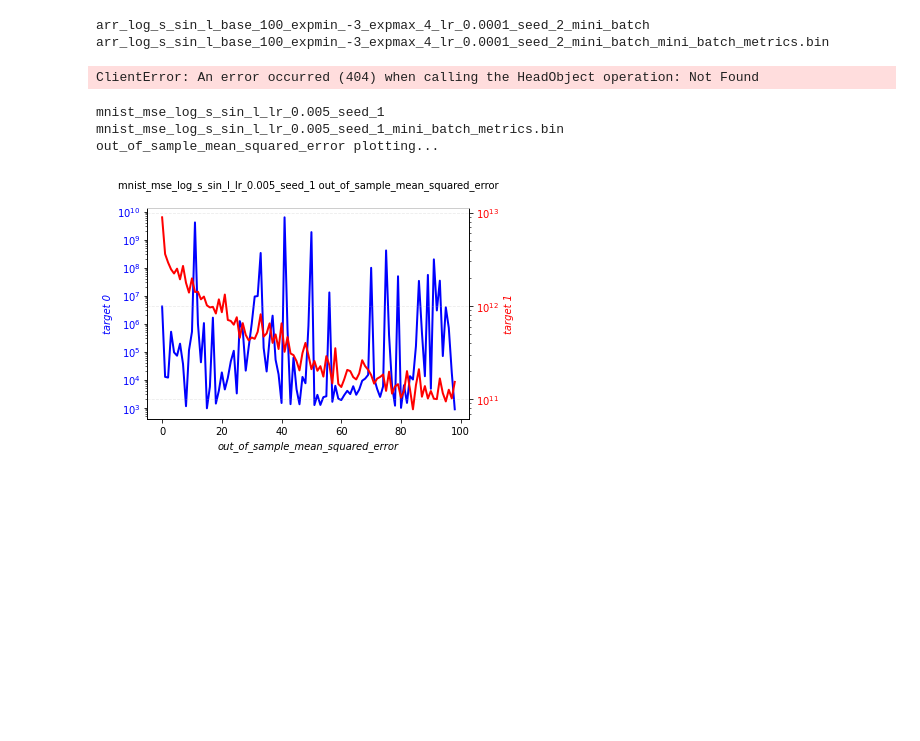
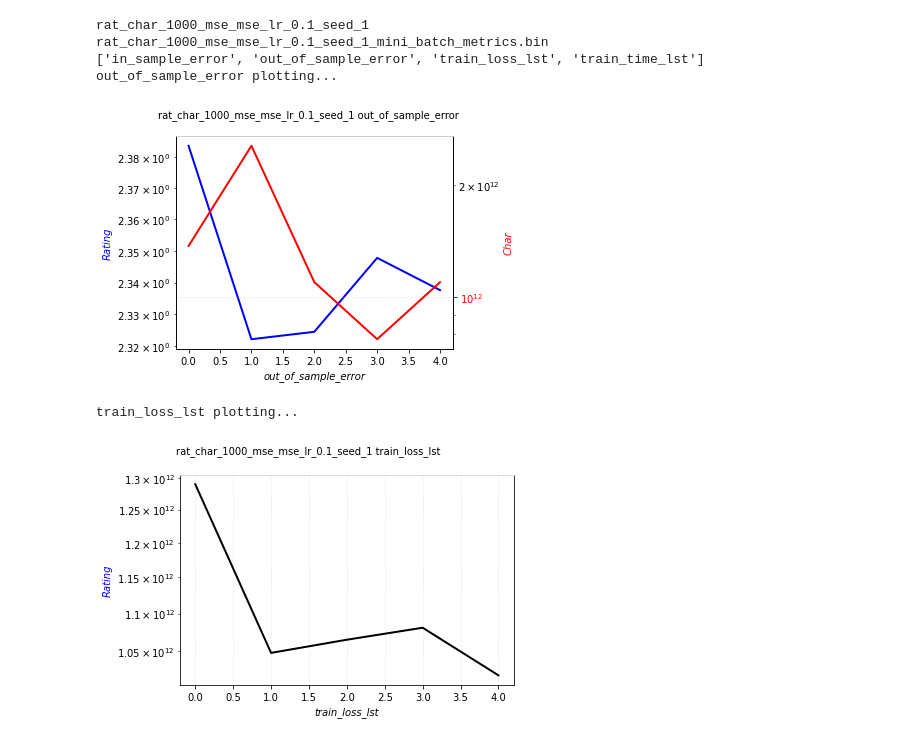
Before and after one commit to adamkhakhar/autoregreg, a Jupyter notebook: results/monitor_training.ipynb, the cells around one changed output. Saved outputs shown, nothing was run; the diff lists cells and outputs as text; code cells hidden in the pictures; blank space fills up the shorter version.

Commit message:
updates for amzn experiments

```diff
--- a/results/monitor_training.ipynb
+++ b/results/monitor_training.ipynb
@@ -97,6 +97,7 @@ def plot_wrapper(
     colors=["blue", "red"],
     bucket_name="arr-saved-experiment-data",
     local=False,
+    print_available_keys=False,
 ):
     print(key)
     data = None
@@ -107,6 +108,8 @@ def plot_wrapper(
         data = utils.pull_from_s3(
             key + "_mini_batch_metrics.bin", bucket_name=bucket_name
         )
+        if print_available_keys:
+            print([key for key in data])
     metrics_to_plot = set([key for key in metrics])
     for metric in data:
         if metric in metrics_to_plot:
@@ -233,44 +142,15 @@ out_of_sample_error plotting...
-# %%
-metrics = {
-    # "train_loss_lst": {"exponential_yaxis": True},
-    "out_of_sample_hard_mean_squared_error": {"exponential_yaxis": True},
-    # "out_of_sample_soft_mean_squared_error": {"exponential_yaxis": True},
-    "out_of_sample_mean_squared_error": {"exponential_yaxis": True},
-}
-for experiment_name in [
-    "arr_log_s_sin_l_base_100_expmin_-3_expmax_4_lr_0.0001_seed_2_mini_batch",
-    "mse_log_s_sin_l_lr_0.0001_seed_2_mini_batch",
-    "arr_sin_s_log_l_base_100_expmin_-3_expmax_4_lr_0.0001_seed_2_mini_batch",
-    "mse_sin_s_log_l_lr_0.0001_seed_2_mini_batch",
-    "arr_sin_s_log_s_base_100_expmin_-3_expmax_4_lr_0.0001_seed_2_mini_batch",
-    "mse_sin_s_log_s_lr_1e-05_seed_2_mini_batch",
-]:
-    plot_wrapper(
-        experiment_name,
-        metrics,
-        ["target 0", "target 1"],
-    )
-# %% [output]
-arr_log_s_sin_l_base_100_expmin_-3_expmax_4_lr_0.0001_seed_2_mini_batch
-arr_log_s_sin_l_base_100_expmin_-3_expmax_4_lr_0.0001_seed_2_mini_batch_mini_batch_metrics.bin
-ClientError: An error occurred (404) when calling the HeadObject operation: Not Found
-# %%
-metrics = {
-    # "train_loss_lst": {"exponential_yaxis": True},
-    # "out_of_sample_hard_mean_squared_error": {"exponential_yaxis": True},
-    # "out_of_sample_soft_mean_squared_error": {"exponential_yaxis": True},
-    "out_of_sample_mean_squared_error": {"exponential_yaxis": True},
-    # "in_sample_hard_mean_squared_error": {"exponential_yaxis": True},
-}
-for i in range(1, 2):
-    experiment_name = "mnist_mse_log_s_sin_l_lr_0.005_seed_" + str(i)
-    plot_wrapper(
-        experiment_name,
-        metrics,
-        ["target 0", "target 1"],
-    )
-# %% [output]
-mnist_mse_log_s_sin_l_lr_0.005_seed_1
-mnist_mse_log_s_sin_l_lr_0.005_seed_1_mini_batch_metrics.bin
-out_of_sample_mean_squared_error plotting...
-[figure, removed]
+# %%
+metrics = {
+    "train_loss_lst": {"exponential_yaxis": True},
+    "out_of_sample_error": {"exponential_yaxis": True},
+}
+experiment_name = "rat_char_1000_mse_mse_lr_0.1_seed_1"
+plot_wrapper(experiment_name, metrics, ["Rating", "Char"], print_available_keys=True)
+# %% [output]
+rat_char_1000_mse_mse_lr_0.1_seed_1
+rat_char_1000_mse_mse_lr_0.1_seed_1_mini_batch_metrics.bin
+['in_sample_error', 'out_of_sample_error', 'train_loss_lst', 'train_time_lst']
+out_of_sample_error plotting...
+[figure, added]
+train_loss_lst plotting...
+[figure, added]
```
Also changed, not shown: parts of 3 cells of this notebook, 4 other files.
